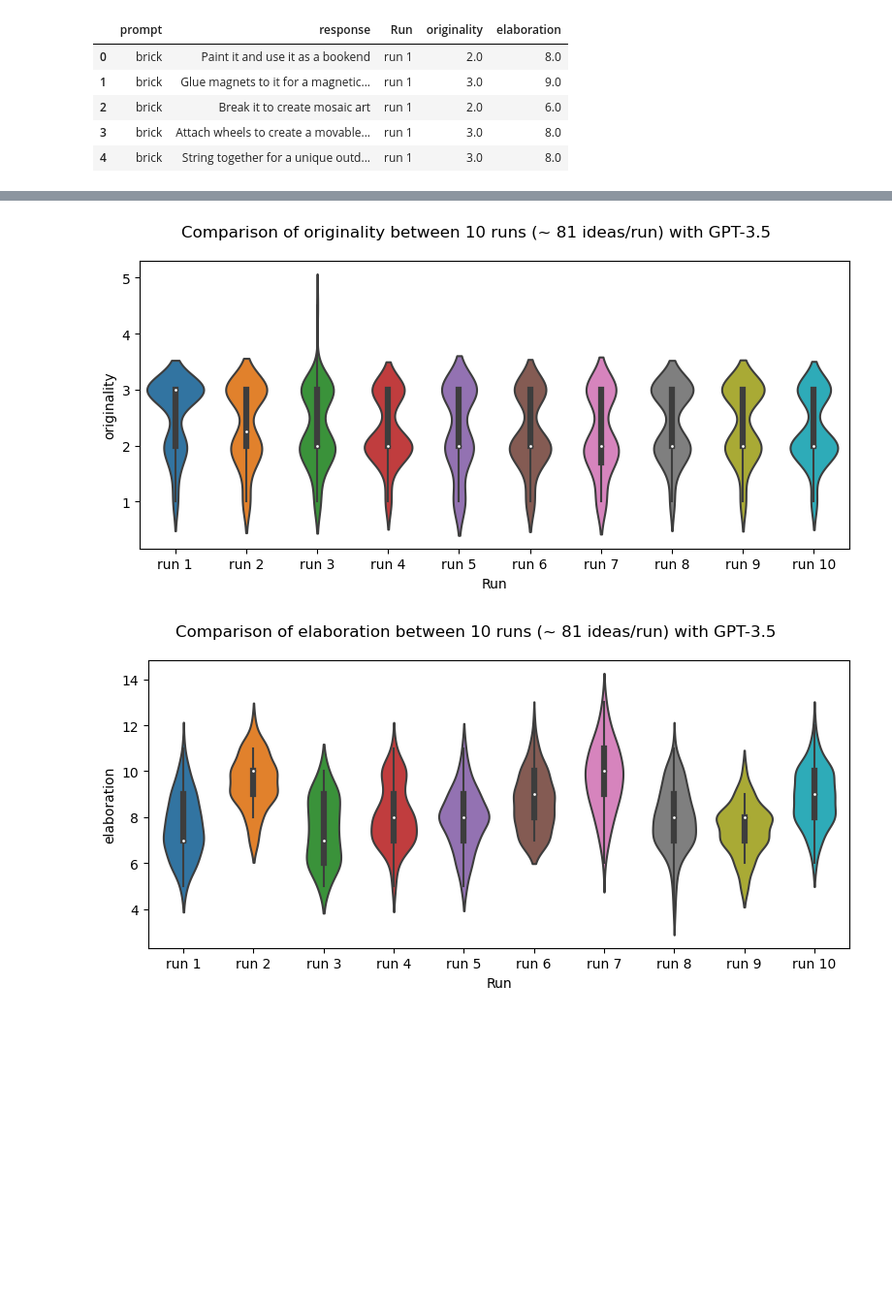
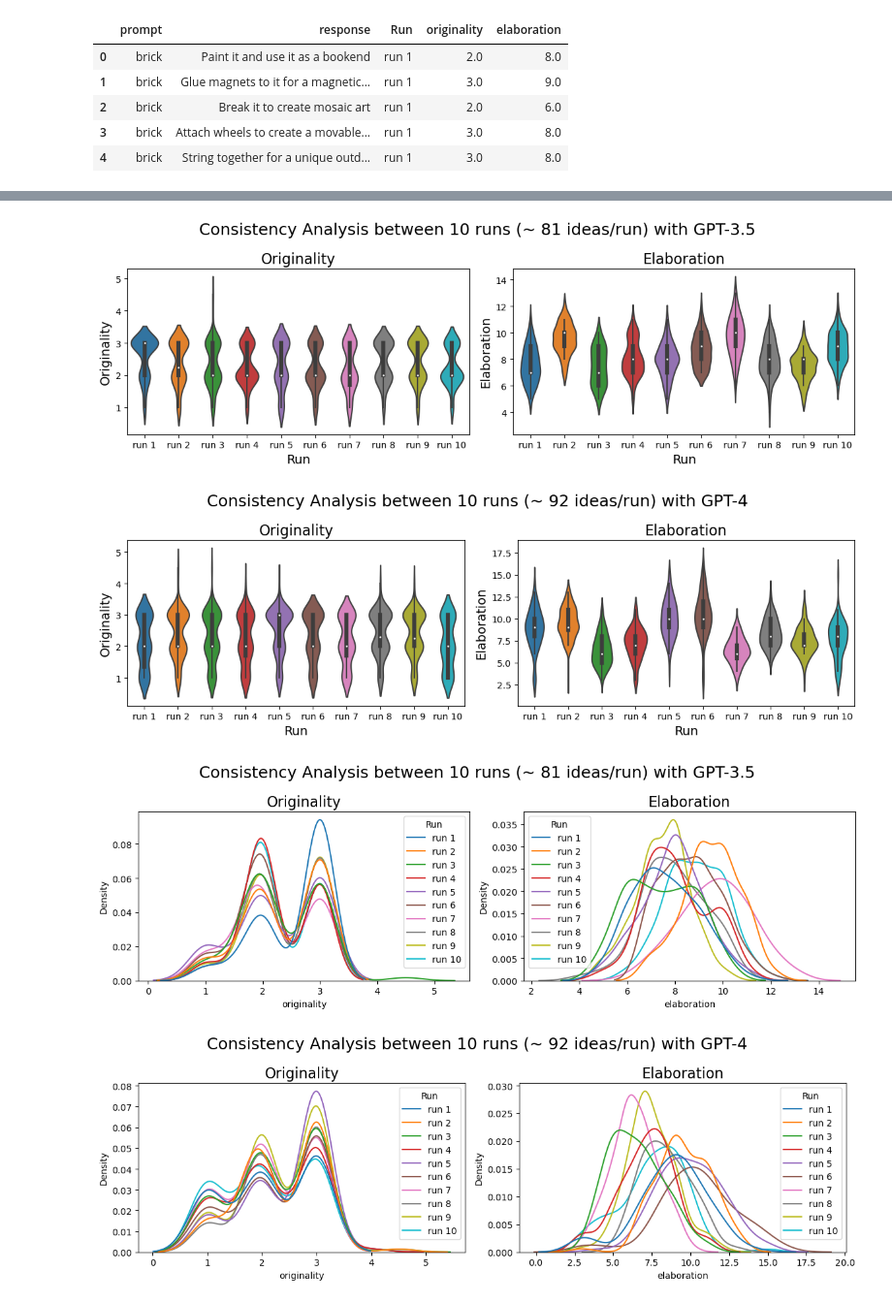
Before and after one commit to Maximelel/LLM_creativity_aut, a Jupyter notebook: nb_scriptLLM_main.ipynb, the cells around one changed output, grey strips where cells are left out. Shown at 97% size. Drawn from its saved outputs; the diff is of its cells as text; code cells hidden in the pictures; blank space fills up the shorter version.

```diff
--- a/nb_scriptLLM_main.ipynb
+++ b/nb_scriptLLM_main.ipynb
@@ -667,18 +638,59 @@ display(dfs_consistency_gpt_35.head(2), dfs_consistency_gpt_4.head(2))
 |  | prompt | response | Run | originality | elaboration |
 | 0 | brick | Use it as a doorstop to keep door... | run 1 | 1.0 | 9.0 |
 | 1 | brick | Transform it into a bookend for y... | run 1 | 1.0 | 8.0 |
+# %%
+fig, axs = plt.subplots(1, 2, figsize=(12, 4))
+sns.violinplot(data=dfs_consistency_gpt_35, x='Run', y='originality', ax = axs[0])
+axs[0].set_title("Originality", fontsize = 16)
+axs[0].set_xlabel("Run", fontsize = 14)
+axs[0].set_ylabel("Originality", fontsize = 14)
+sns.violinplot(data=dfs_consistency_gpt_35, x='Run', y='elaboration', ax = axs[1])
+axs[1].set_title("Elaboration", fontsize = 16)
+axs[1].set_xlabel("Run", fontsize = 14)
+axs[1].set_ylabel("Elaboration", fontsize = 14)
+
+plt.suptitle(f"Consistency Analysis between 10 runs (~ {int(0.1*len(dfs_consistency_gpt_35))} ideas/run) with GPT-3.5", fontsize = 18)
+plt.tight_layout()
+plt.show()
+
+fig, axs = plt.subplots(1, 2, figsize=(12, 4))
+sns.violinplot(data=dfs_consistency_gpt_4, x='Run', y='originality', ax = axs[0])
+axs[0].set_title("Originality", fontsize = 16)
+axs[0].set_xlabel("Run", fontsize = 14)
+axs[0].set_ylabel("Originality", fontsize = 14)
+sns.violinplot(data=dfs_consistency_gpt_4, x='Run', y='elaboration', ax = axs[1])
+axs[1].set_title("Elaboration", fontsize = 16)
+axs[1].set_xlabel("Run", fontsize = 14)
+axs[1].set_ylabel("Elaboration", fontsize = 14)
+
+plt.suptitle(f"Consistency Analysis between 10 runs (~ {int(0.1*len(dfs_consistency_gpt_4))} ideas/run) with GPT-4", fontsize = 18)
+plt.tight_layout()
+plt.show()
+# %% [output]
+[figure, added]
+[figure, added]
 # %%
-plt.figure(figsize=(8, 4))
-sns.violinplot(data=dfs_consistency_gpt_35, x='Run', y='originality')
-plt.suptitle(f"Comparison of originality between 10 runs (~ {int(0.1*len(dfs_consistency_gpt_35))} ideas/run) with GPT-3.5")
+fig, axs = plt.subplots(1, 2, figsize=(12, 4))
+sns.kdeplot(data=dfs_consistency_gpt_35, hue='Run', x='originality', ax = axs[0])
+axs[0].set_title("Originality", fontsize = 16)
+
+sns.kdeplot(data=dfs_consistency_gpt_35, hue='Run', x='elaboration', ax = axs[1])
+axs[1].set_title("Elaboration", fontsize = 16)
+
+plt.suptitle(f"Consistency Analysis between 10 runs (~ {int(0.1*len(dfs_consistency_gpt_35))} ideas/run) with GPT-3.5", fontsize = 18)
 plt.tight_layout()
 plt.show()
 
-plt.figure(figsize=(8, 4))
-sns.violinplot(data=dfs_consistency_gpt_35, x='Run', y='elaboration')
-plt.suptitle(f"Comparison of elaboration between 10 runs (~ {int(0.1*len(dfs_consistency_gpt_35))} ideas/run) with GPT-3.5")
+fig, axs = plt.subplots(1, 2, figsize=(12, 4))
+sns.kdeplot(data=dfs_consistency_gpt_4, hue='Run', x='originality', ax = axs[0])
+axs[0].set_title("Originality", fontsize = 16)
+
+sns.kdeplot(data=dfs_consistency_gpt_4, hue='Run', x='elaboration', ax = axs[1])
+axs[1].set_title("Elaboration", fontsize = 16)
+
+plt.suptitle(f"Consistency Analysis between 10 runs (~ {int(0.1*len(dfs_consistency_gpt_4))} ideas/run) with GPT-4", fontsize = 18)
 plt.tight_layout()
 plt.show()
 # %% [output]
-[figure, old version]
+[figure, new version]
-[figure, old version]
+[figure, new version]
```
Also changed, not shown: parts of 13 cells of this notebook, 9 other files.
